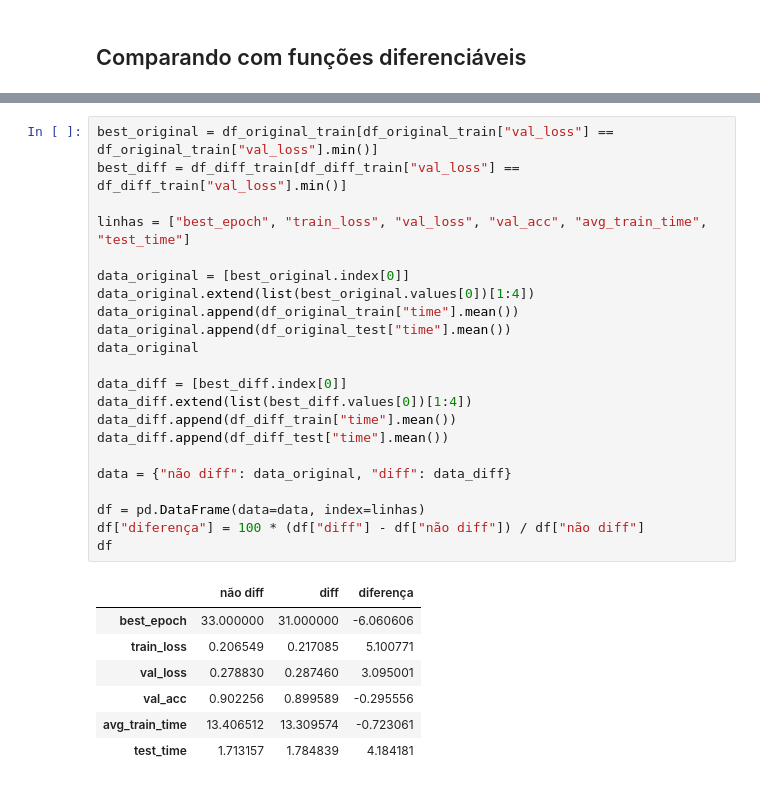
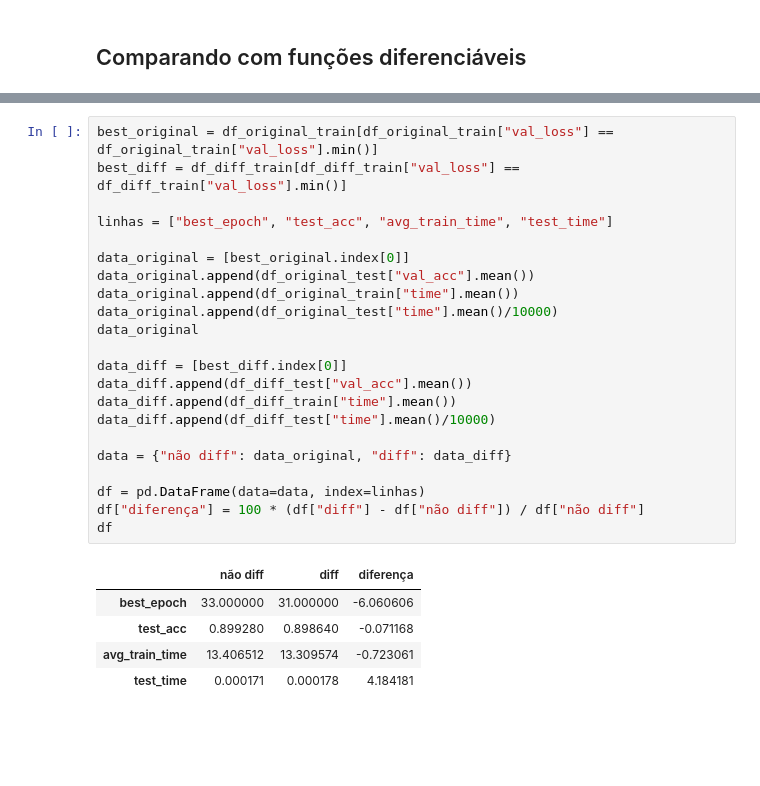
Before and after one commit to robertotomchak/ReLUDiffStudy, a Jupyter notebook: analysis_hochuli.ipynb, the cells around one changed output, grey strips where cells are left out. Drawn from its saved outputs; the diff is of its cells as text; blank space fills up the shorter version.

```diff
--- a/analysis_hochuli.ipynb
+++ b/analysis_hochuli.ipynb
@@ -103,30 +73,28 @@ ax = sns.lineplot(data=temp, x="epoch", y="value", hue="variable")
 # %%
 best_original = df_original_train[df_original_train["val_loss"] == df_original_train["val_loss"].min()]
 best_diff = df_diff_train[df_diff_train["val_loss"] == df_diff_train["val_loss"].min()]
 
-linhas = ["best_epoch", "train_loss", "val_loss", "val_acc", "avg_train_time", "test_time"]
+linhas = ["best_epoch", "test_acc", "avg_train_time", "test_time"]
 
 data_original = [best_original.index[0]]
-data_original.extend(list(best_original.values[0])[1:4])
+data_original.append(df_original_test["val_acc"].mean())
 data_original.append(df_original_train["time"].mean())
-data_original.append(df_original_test["time"].mean())
+data_original.append(df_original_test["time"].mean()/10000)
 data_original
 
 data_diff = [best_diff.index[0]]
-data_diff.extend(list(best_diff.values[0])[1:4])
+data_diff.append(df_diff_test["val_acc"].mean())
 data_diff.append(df_diff_train["time"].mean())
-data_diff.append(df_diff_test["time"].mean())
+data_diff.append(df_diff_test["time"].mean()/10000)
 
 data = {"não diff": data_original, "diff": data_diff}
 
 df = pd.DataFrame(data=data, index=linhas)
 df["diferença"] = 100 * (df["diff"] - df["não diff"]) / df["não diff"]
 df
 # %% [output]
 |  | não diff | diff | diferença |
 | best_epoch | 33.000000 | 31.000000 | -6.060606 |
-| train_loss | 0.206549 | 0.217085 | 5.100771 |
-| val_loss | 0.278830 | 0.287460 | 3.095001 |
-| val_acc | 0.902256 | 0.899589 | -0.295556 |
+| test_acc | 0.899280 | 0.898640 | -0.071168 |
 | avg_train_time | 13.406512 | 13.309574 | -0.723061 |
-| test_time | 1.713157 | 1.784839 | 4.184181 |
+| test_time | 0.000171 | 0.000178 | 4.184181 |
```
Also changed, not shown: parts of 4 cells of this notebook, 2 other files.
